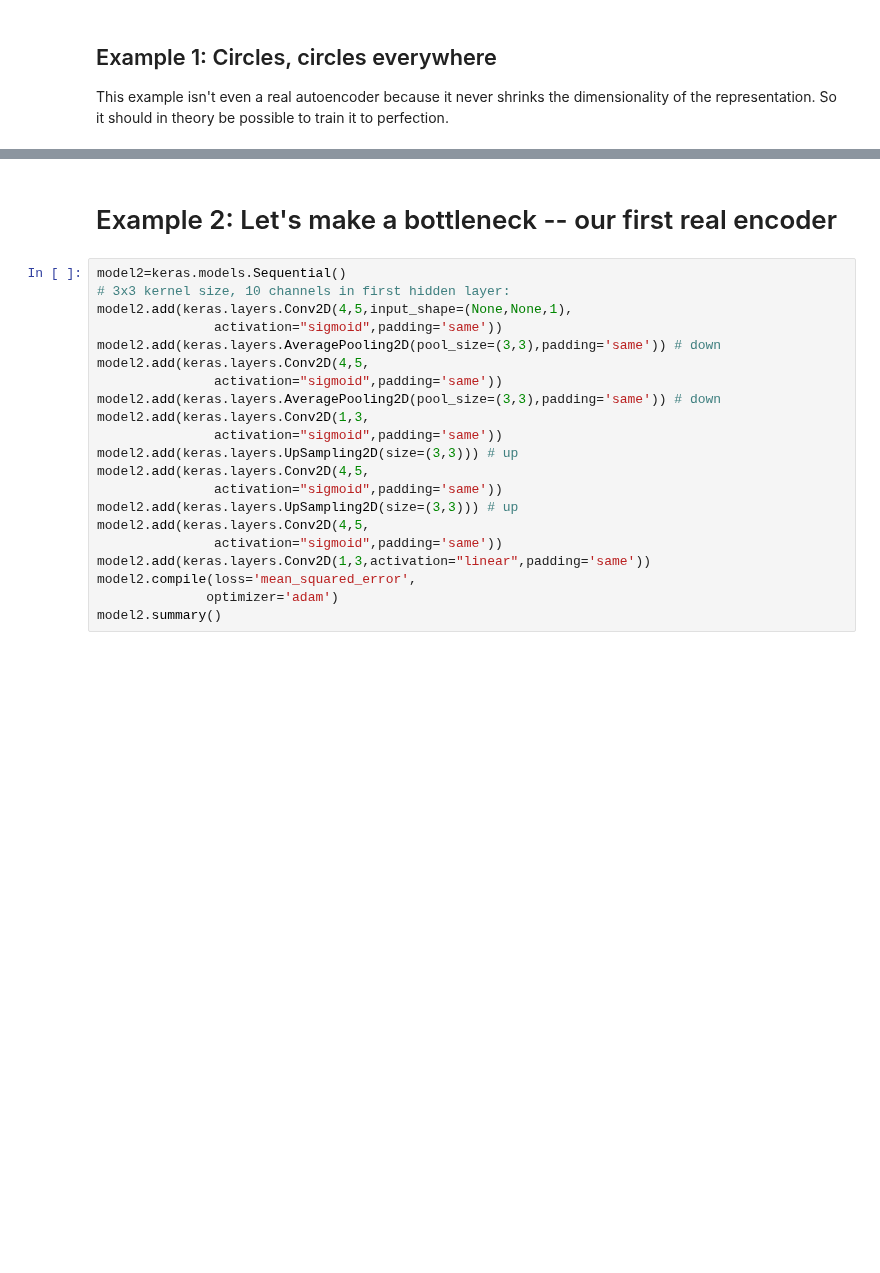
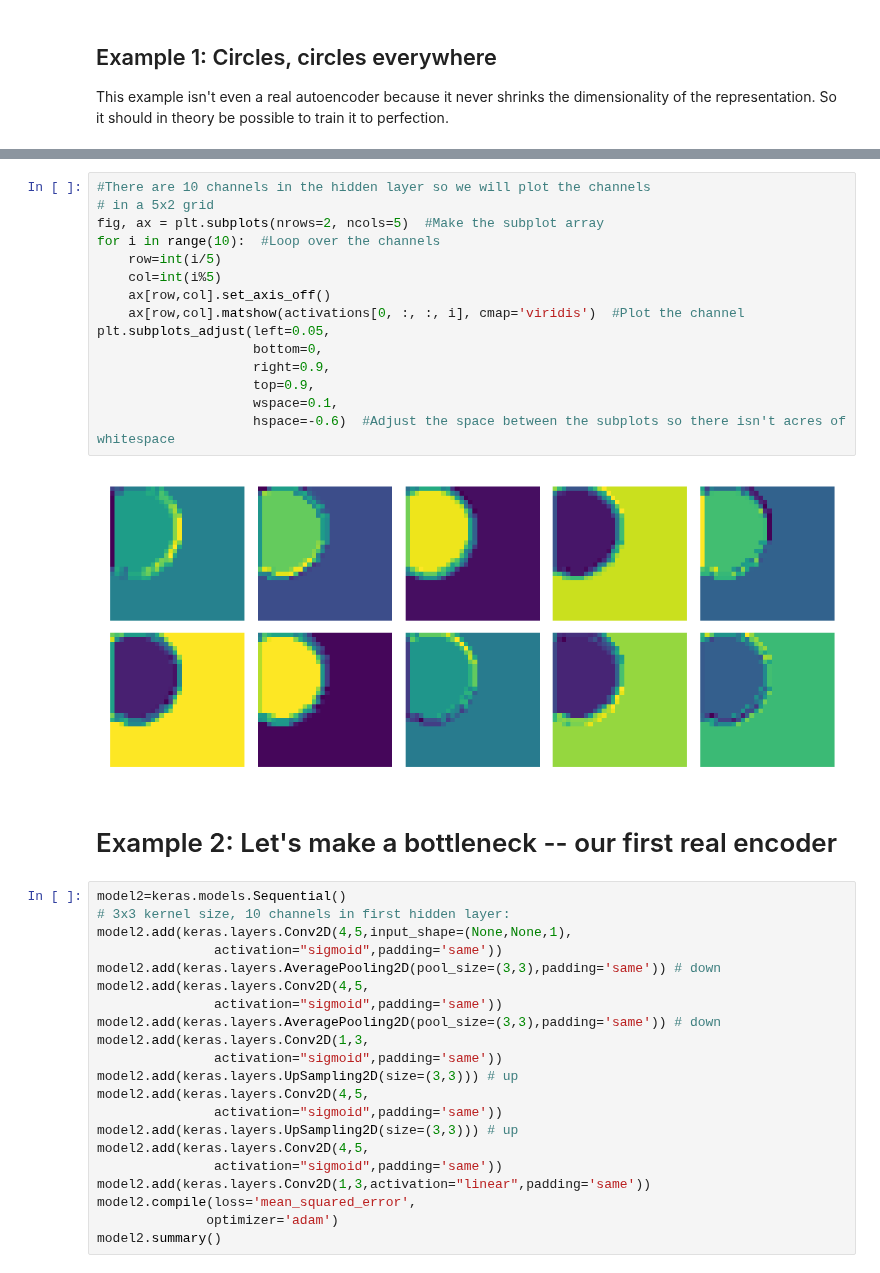
Before and after one commit to nichol77/mlForPhysicists, a Jupyter notebook: Week4/Week4_Autoencoder.ipynb, the cells around one changed output, grey strips where cells are left out. Saved outputs shown, nothing was run; the diff lists cells and outputs as text; blank space fills up the shorter version.

```diff
--- a/Week4/Week4_Autoencoder.ipynb
+++ b/Week4/Week4_Autoencoder.ipynb
@@ -199,3 +236,20 @@ plot_test_image(model,my_generator,50)
+# %%
+#There are 10 channels in the hidden layer so we will plot the channels
+# in a 5x2 grid
+fig, ax = plt.subplots(nrows=2, ncols=5)  #Make the subplot array
+for i in range(10):  #Loop over the channels
+    row=int(i/5)
+    col=int(i%5)
+    ax[row,col].set_axis_off()
+    ax[row,col].matshow(activations[0, :, :, i], cmap='viridis')  #Plot the channel
+plt.subplots_adjust(left=0.05,
+                    bottom=0,
+                    right=0.9,
+                    top=0.9,
+                    wspace=0.1,
+                    hspace=-0.6)  #Adjust the space between the subplots so there isn't acres of whitespace
+# %% [output]
+[figure, added]
 # %% [markdown]
 # Example 2: Let's make a bottleneck -- our first real encoder
 # %%
```
Also changed, not shown: parts of 17 cells of this notebook, 2 other files.
